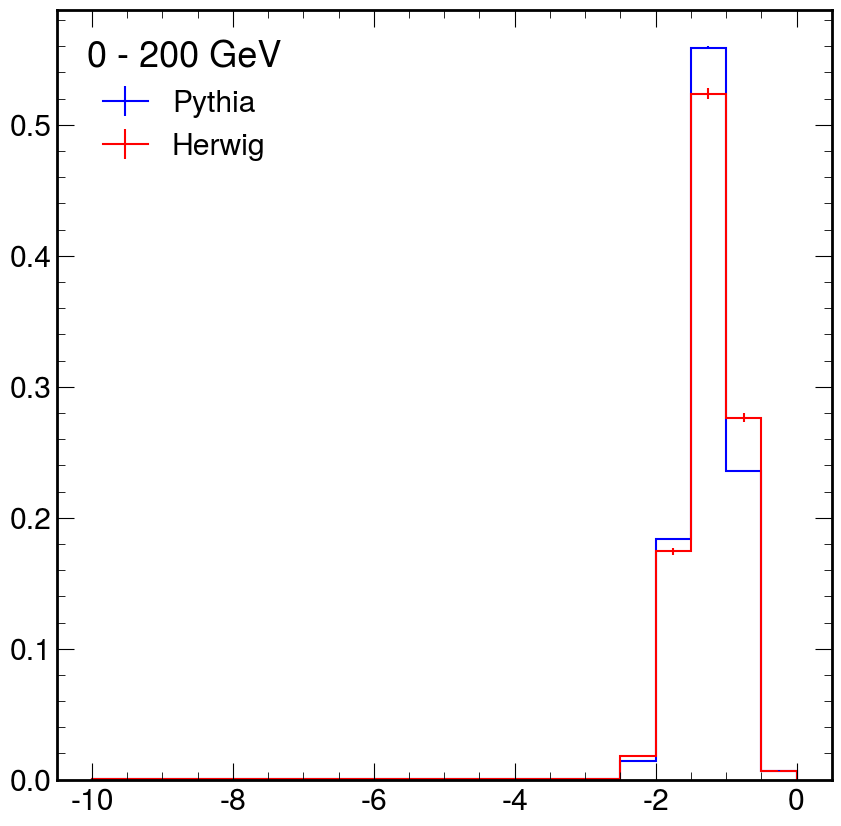
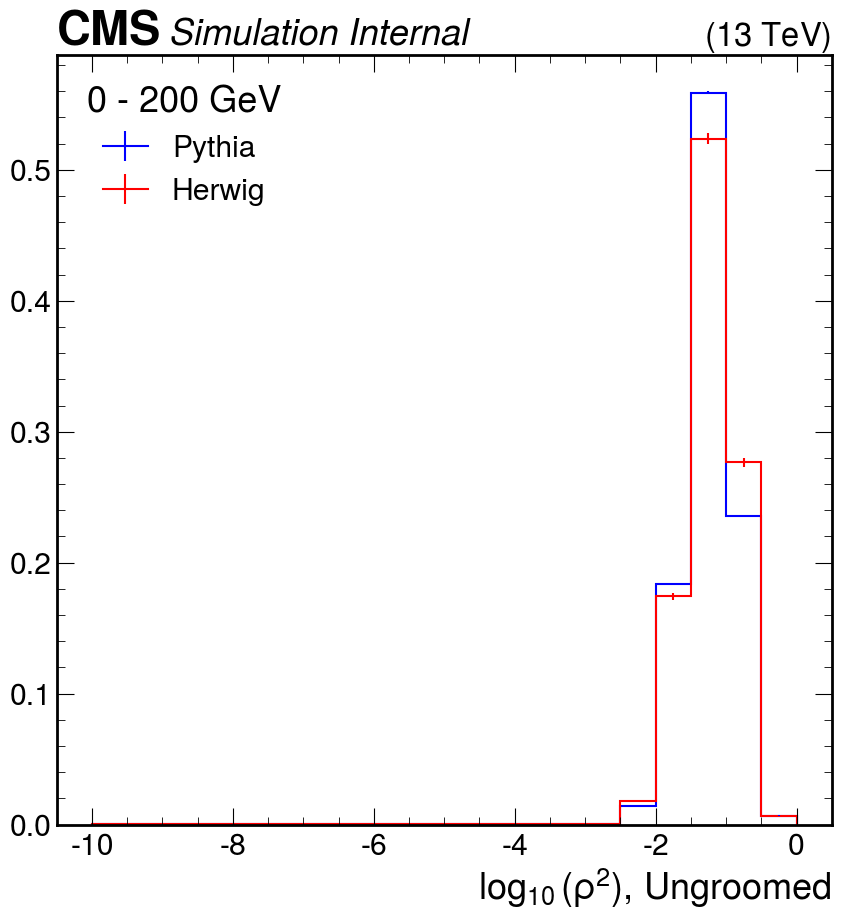
Unified diff of the notebook cell whose output changed from the first chart to the second:
--- before
+++ after
@@ -28,3 +28,5 @@
     hep.histplot(h_herwig_vals, bins = gen_rho_edges_by_pt[i], yerr=h_herwig_errs, label='Herwig', histtype='step', color='red');
     plt.legend(title  = ptlist[i])
+    hep.cms.label("Internal")
+    plt.xlabel(r'$\log_{10}(\rho^2)$, Groomed' if groomed else r'$\log_{10}(\rho^2)$, Ungroomed')
     plt.show()

Commit: Checkpoint: existing uncommitted work-in-progress (pre-cleanup)